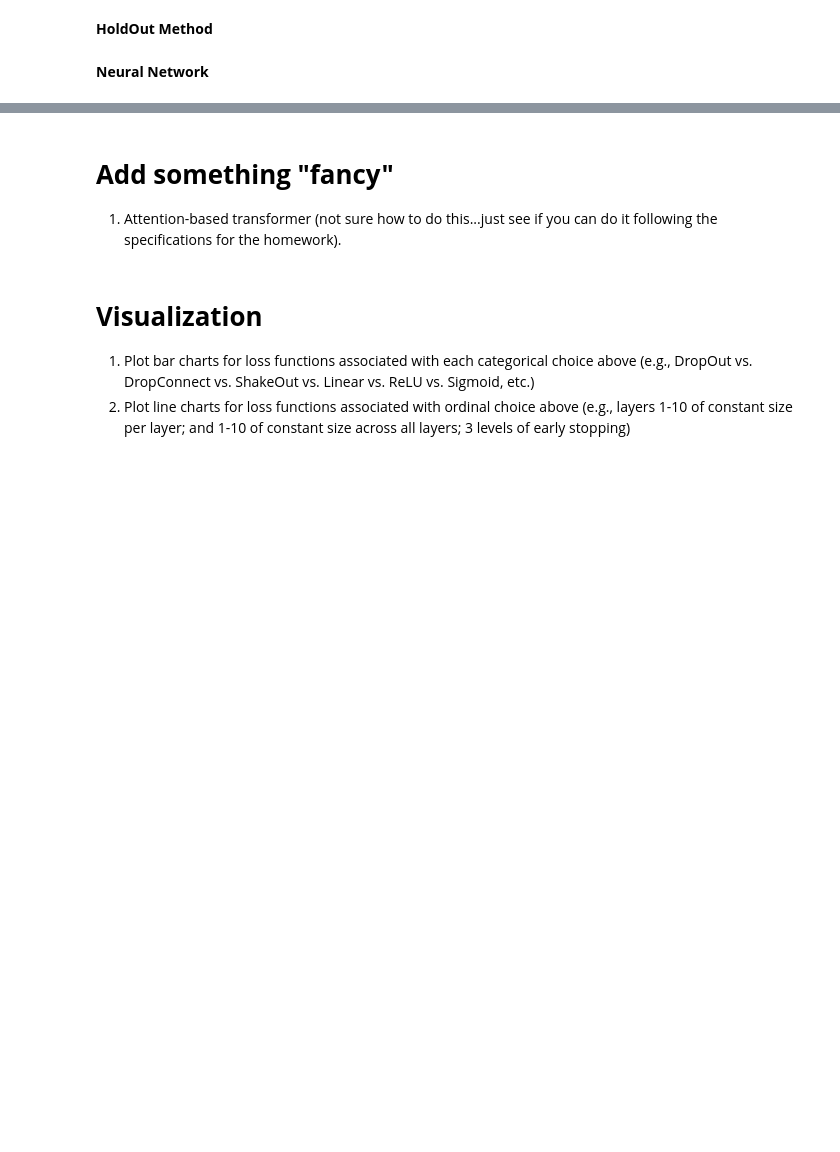
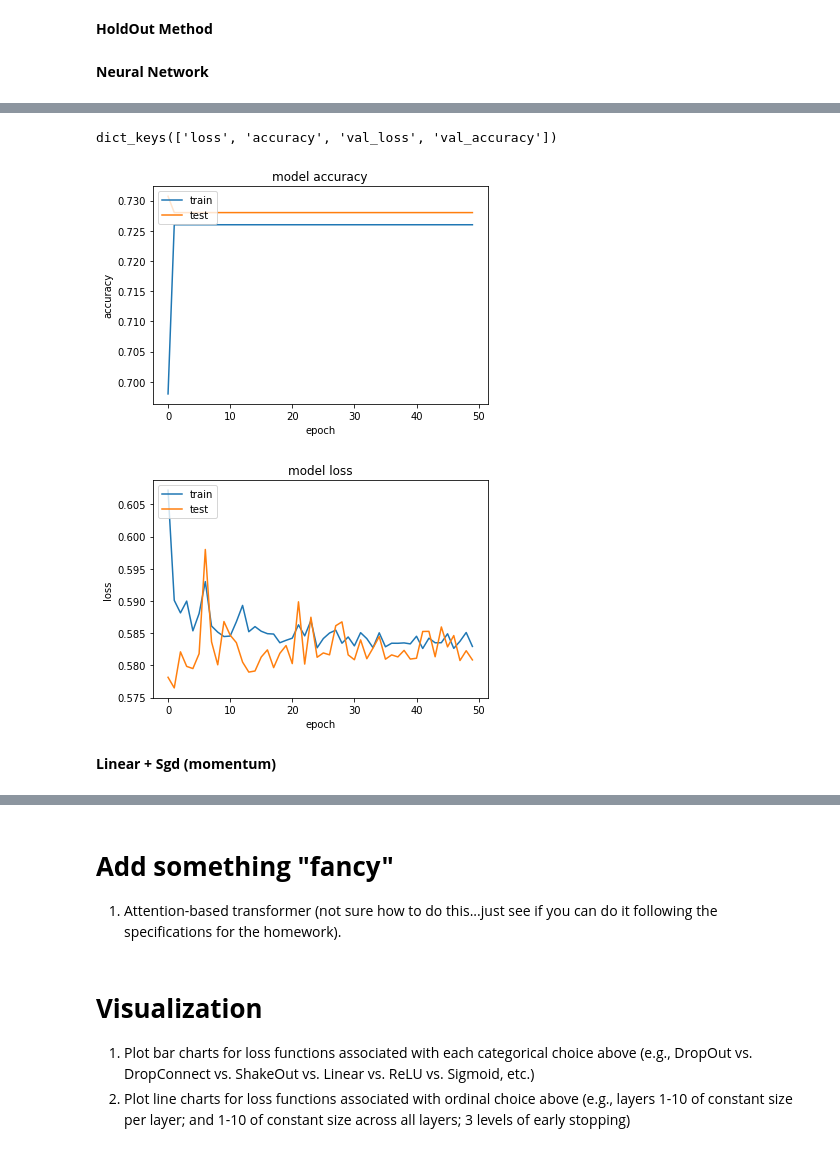
Before and after one commit to Hamza1122/Assignment_ML, a Jupyter notebook: FinalProject.ipynb, the cells around one changed output, grey strips where cells are left out. Drawn from its saved outputs; the diff is of its cells as text; code cells hidden in the pictures; blank space fills up the shorter version.

```diff
--- a/FinalProject.ipynb
+++ b/FinalProject.ipynb
@@ -240,0 +238,13 @@ def neural_network():
+# %%
+from keras.models import Sequential
+from keras.layers import Dense
+from keras.optimizers import SGD
+
+
+def neural_network_model(activation,optimizer):
+  model = Sequential()
+  model.add(Dense(100, input_dim=12, activation=activation))
+  model.add(Dense(100, activation=activation))
+  model.add(Dense(1, activation='sigmoid'))
+  model.compile(loss='binary_crossentropy', optimizer=optimizer, metrics=['accuracy'])
+  return model
@@ -240,0 +253,10 @@ def neural_network():
+# %%
+linear_activation='linear'
+relu_activation='relu'
+sigmoid_activation='sigmoid'
+
+adam_optimizer='adam'
+sgd_optimizer = SGD(lr=0.01, momentum=0.9)
+# %%
+model=neural_network_model(linear_activation, adam_optimizer)
+history=model.fit(X_train,y_train,validation_data=(X_test,y_test),epochs=50)
@@ -240,0 +281,27 @@ def neural_network():
+# %%
+import matplotlib.pyplot as plt
+
+# Accuracy and Loss graphs
+print(history.history.keys())
+# summarize history for accuracy
+plt.plot(history.history['accuracy'])
+plt.plot(history.history['val_accuracy'])
+plt.title('model accuracy')
+plt.ylabel('accuracy')
+plt.xlabel('epoch')
+plt.legend(['train', 'test'], loc='upper left')
+plt.show()
+# summarize history for loss
+plt.plot(history.history['loss'])
+plt.plot(history.history['val_loss'])
+plt.title('model loss')
+plt.ylabel('loss')
+plt.xlabel('epoch')
+plt.legend(['train', 'test'], loc='upper left')
+plt.show()
+# %% [output]
+dict_keys(['loss', 'accuracy', 'val_loss', 'val_accuracy'])
+[figure, added]
+[figure, added]
+# %% [markdown]
+**Linear + Sgd (momentum)**
```
Also changed, not shown: parts of 18 cells of this notebook.
